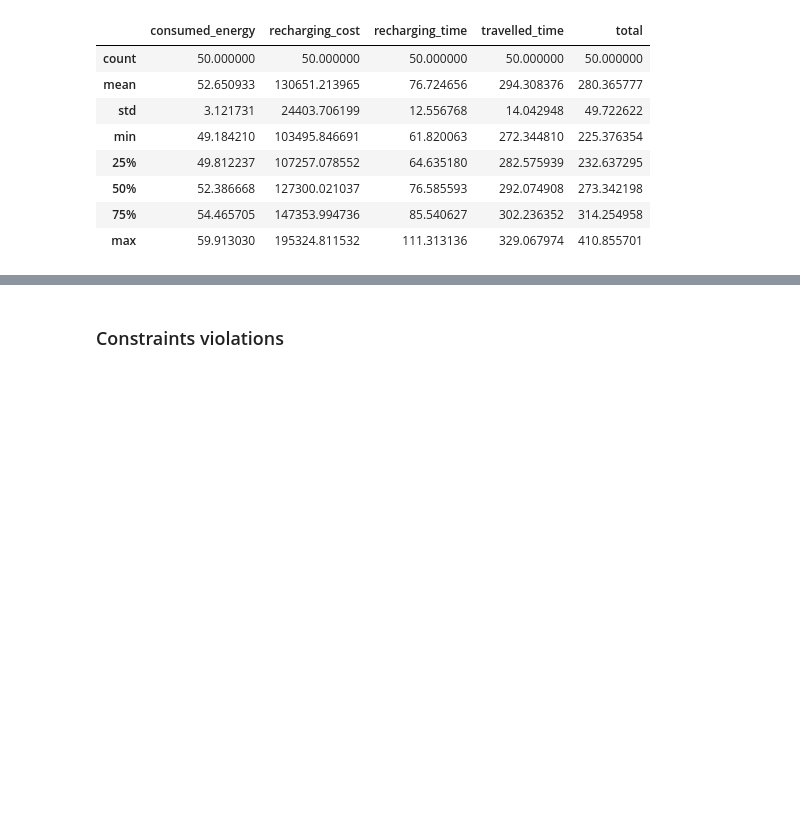
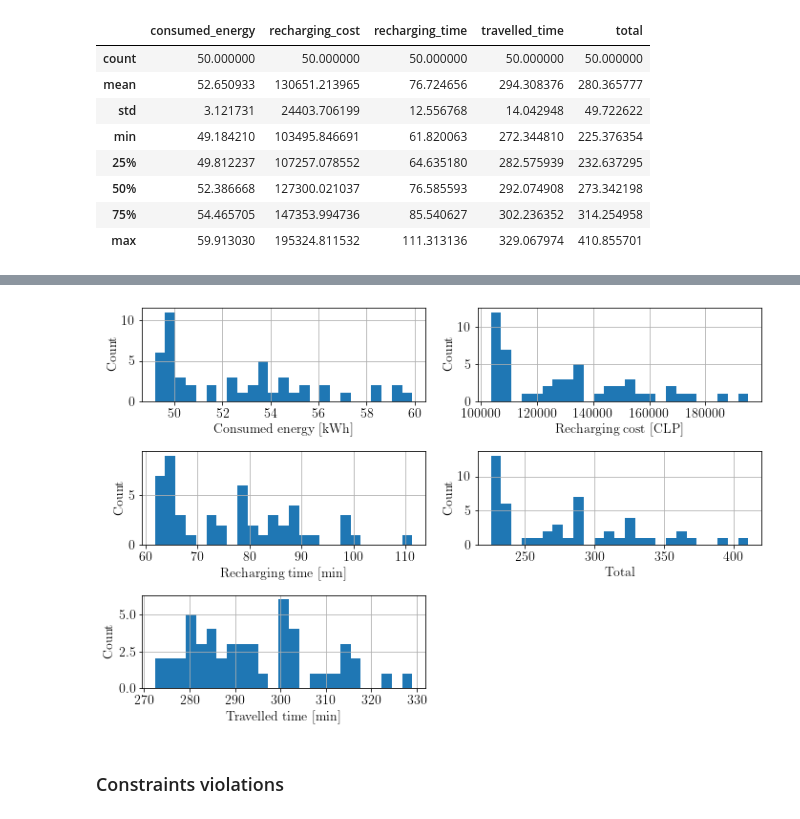
Before and after one commit to jpfutalef/DynamicStochasticElectricVRP, a Jupyter notebook: notebooks/OnlineResults.ipynb, the cells around one changed output, grey strips where cells are left out. Cells and saved outputs as stored; diff of their text form; code cells hidden in the pictures; blank space fills up the shorter version.

```diff
--- a/notebooks/OnlineResults.ipynb
+++ b/notebooks/OnlineResults.ipynb
@@ -303,3 +325,9 @@ plt.tight_layout()
+# %%
+on_fig.tight_layout()
+on_fig.savefig('pictures/on_histogram.pdf')
+on_fig
+# %% [output]
+[figure, added]
 # %% [markdown]
 ### Constraints violations
 # %%
```
Also changed, not shown: parts of 11 cells of this notebook, 5 other files.
